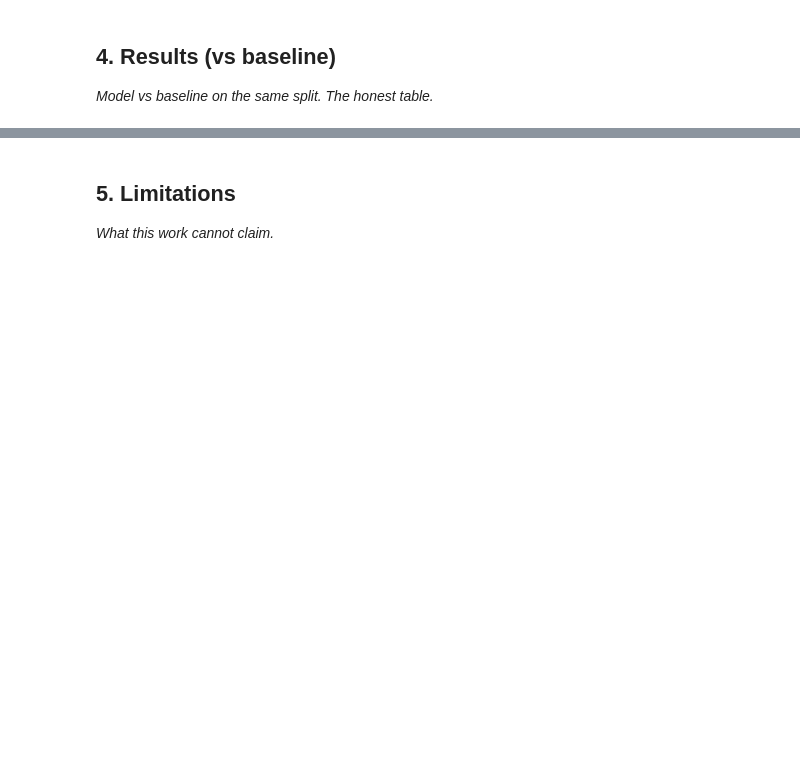
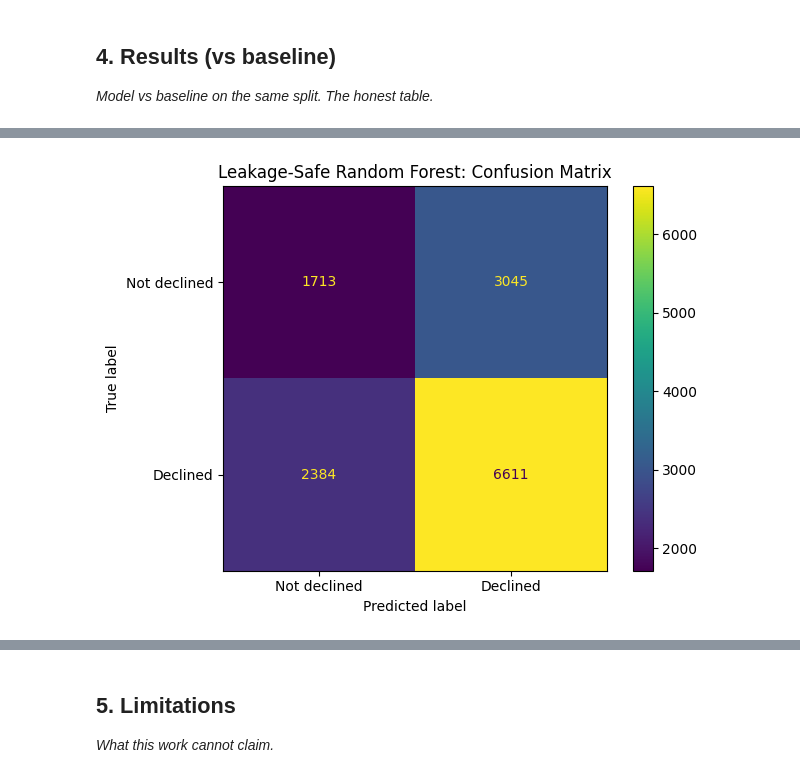
Before and after one commit to ashiba713/flyrank-ml-internship, a Jupyter notebook: work/notebooks/capstone.ipynb, the cells around one changed output, grey strips where cells are left out. Saved outputs shown, nothing was run; the diff lists cells and outputs as text; code cells hidden in the pictures; blank space fills up the shorter version.

```diff
--- a/work/notebooks/capstone.ipynb
+++ b/work/notebooks/capstone.ipynb
@@ -24,0 +1250,19 @@ This skeleton is yours to fill. Work the sections **in order** — each one has
+# %%
+# ============================================
+# 4B. CONFUSION MATRIX
+# ============================================
+
+import matplotlib.pyplot as plt
+from sklearn.metrics import ConfusionMatrixDisplay
+
+ConfusionMatrixDisplay.from_predictions(
+    y_test,
+    y_pred,
+    display_labels=["Not declined", "Declined"]
+)
+
+plt.title("Leakage-Safe Random Forest: Confusion Matrix")
+plt.tight_layout()
+plt.show()
+# %% [output]
+[figure, added]
```
Also changed, not shown: parts of 30 cells of this notebook.
